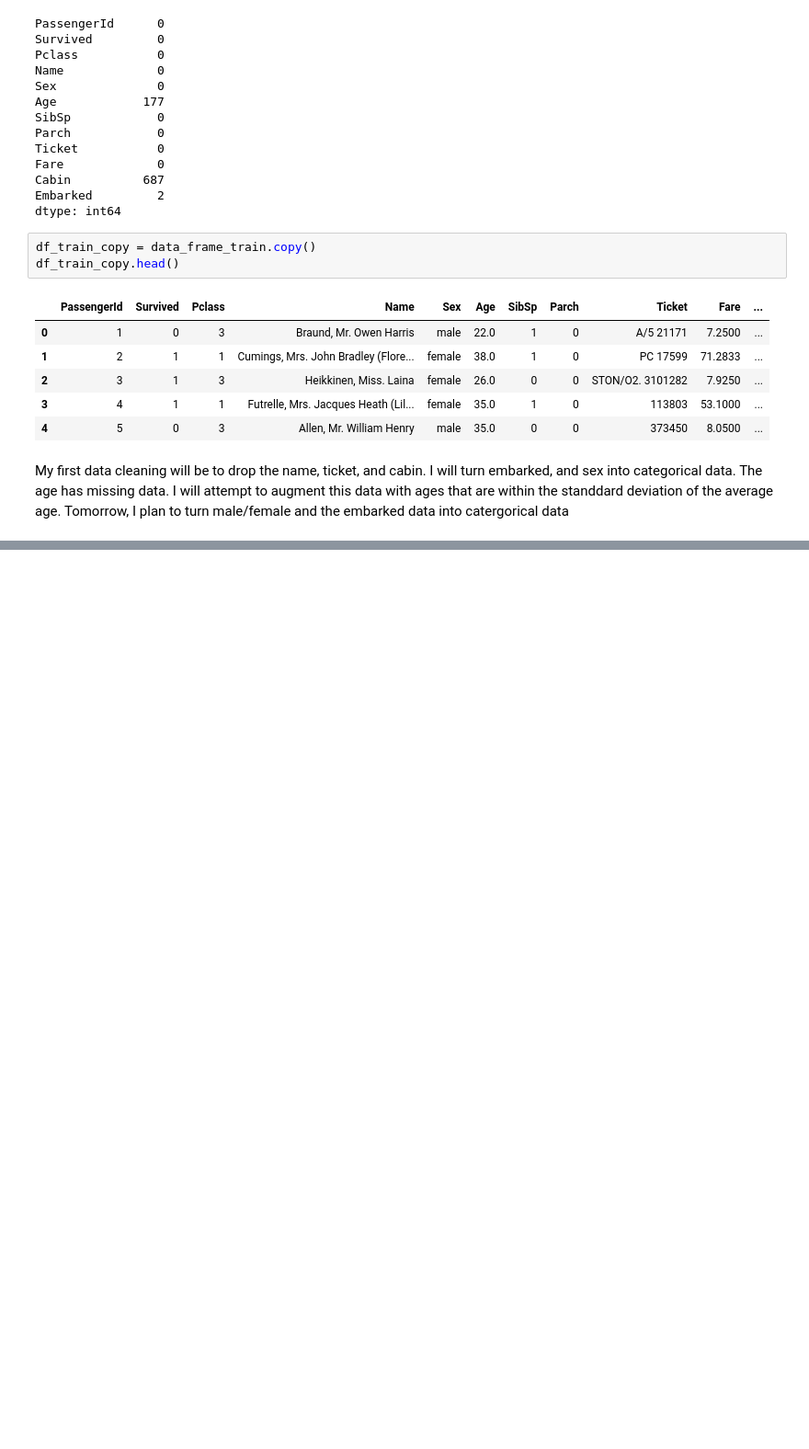
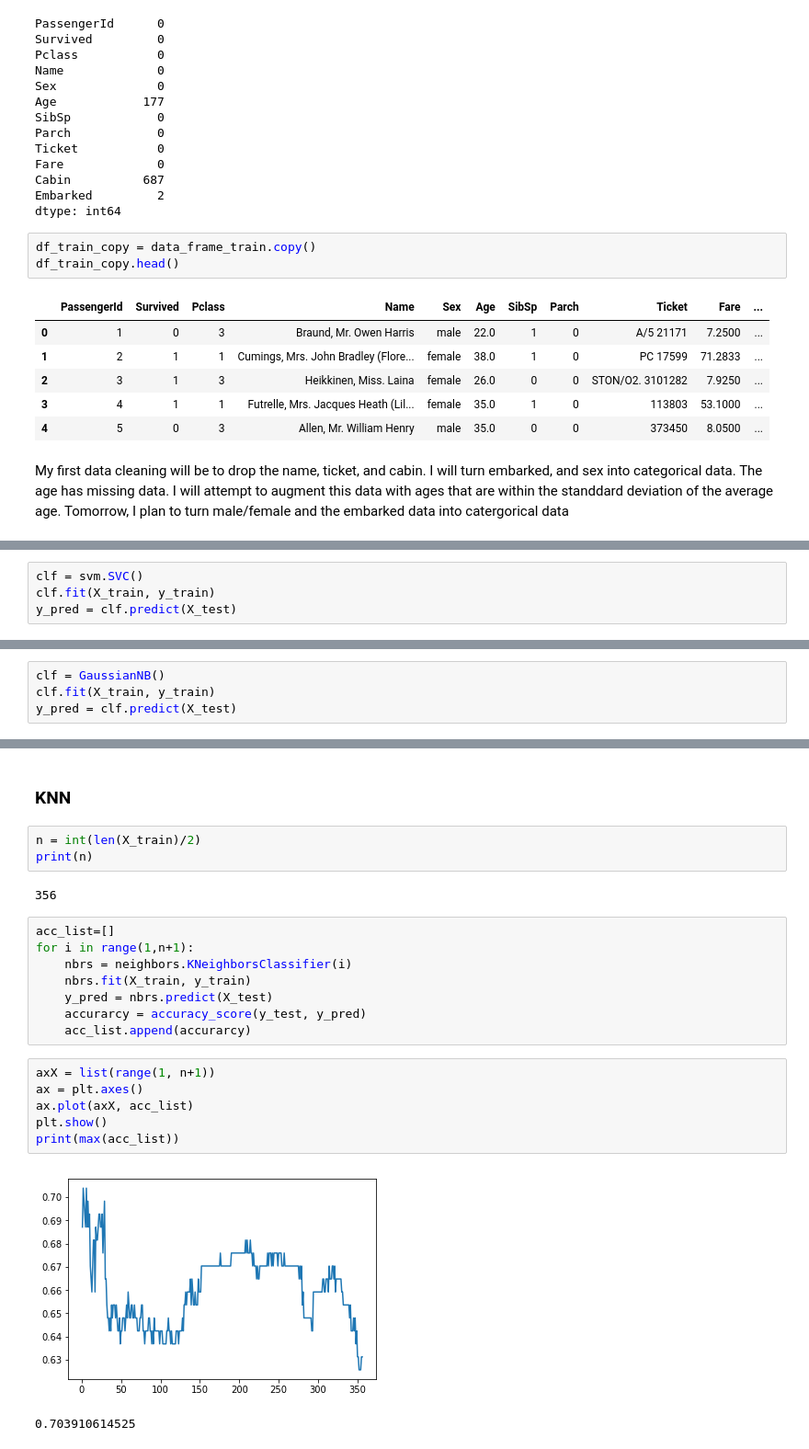
Before and after one commit to moniljhaveri/ConnectAI, a Jupyter notebook: Titantic_challenge/Titantic_model.ipynb, the cells around one changed output, grey strips where cells are left out. Shown: that part at 92% size. Saved outputs shown, nothing was run; the diff lists cells and outputs as text; blank space fills up the shorter version.

```diff
--- a/Titantic_challenge/Titantic_model.ipynb
+++ b/Titantic_challenge/Titantic_model.ipynb
@@ -176,0 +213,4 @@ dtype: int64
+# %%
+clf = svm.SVC()
+clf.fit(X_train, y_train)
+y_pred = clf.predict(X_test)
@@ -176,0 +236,4 @@ dtype: int64
+# %%
+clf = GaussianNB()
+clf.fit(X_train, y_train)
+y_pred = clf.predict(X_test)
@@ -176,0 +257,24 @@ dtype: int64
+# %% [markdown]
+### KNN
+# %%
+n = int(len(X_train)/2)
+print(n)
+# %% [output]
+356
+# %%
+acc_list=[]
+for i in range(1,n+1):
+    nbrs = neighbors.KNeighborsClassifier(i)
+    nbrs.fit(X_train, y_train)
+    y_pred = nbrs.predict(X_test)
+    accurarcy = accuracy_score(y_test, y_pred)
+    acc_list.append(accurarcy)
+# %%
+axX = list(range(1, n+1))
+ax = plt.axes()
+ax.plot(axX, acc_list)
+plt.show()
+print(max(acc_list))
+# %% [output]
+[figure, added]
+0.703910614525
```
Also changed, not shown: parts of 18 cells of this notebook.
